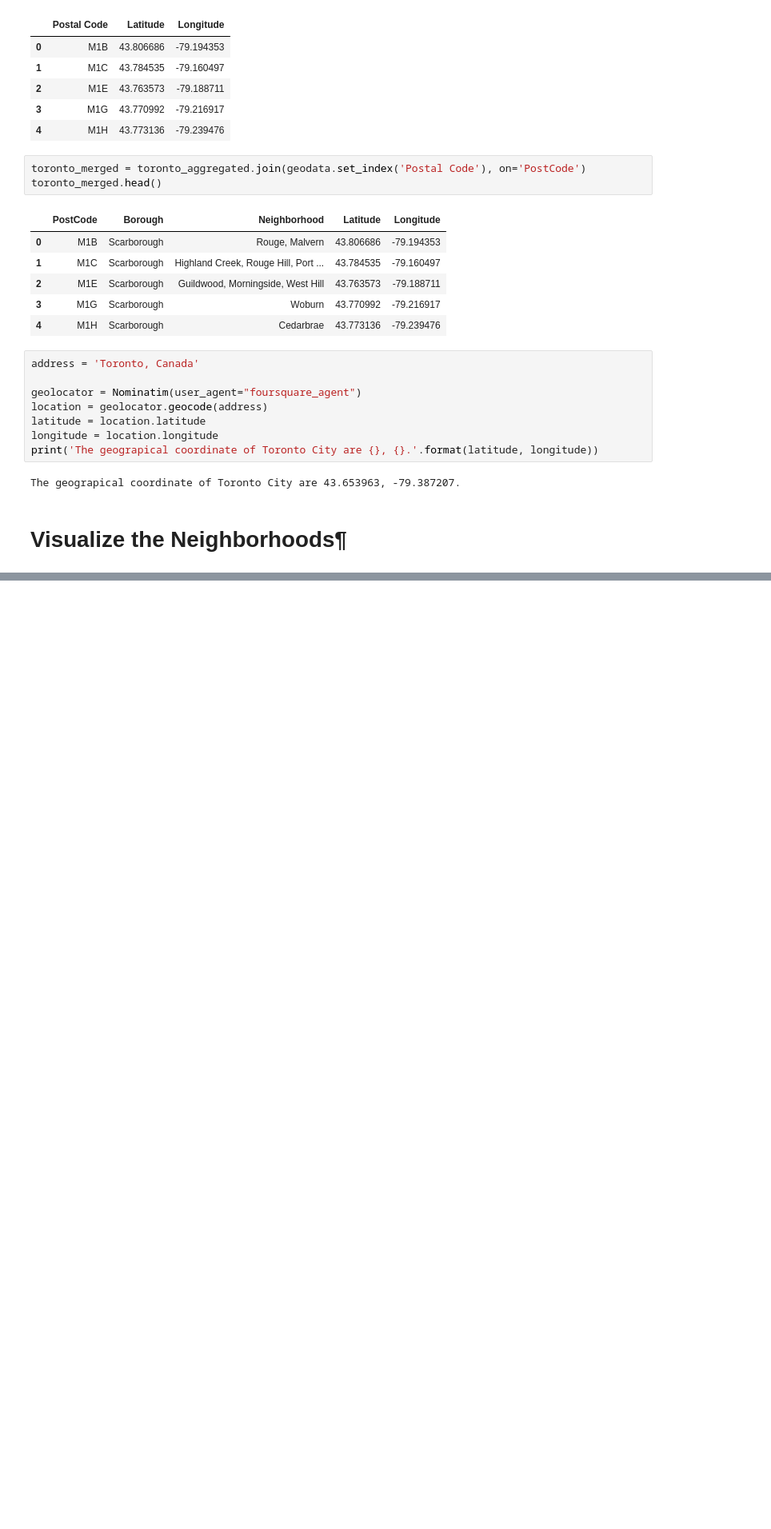
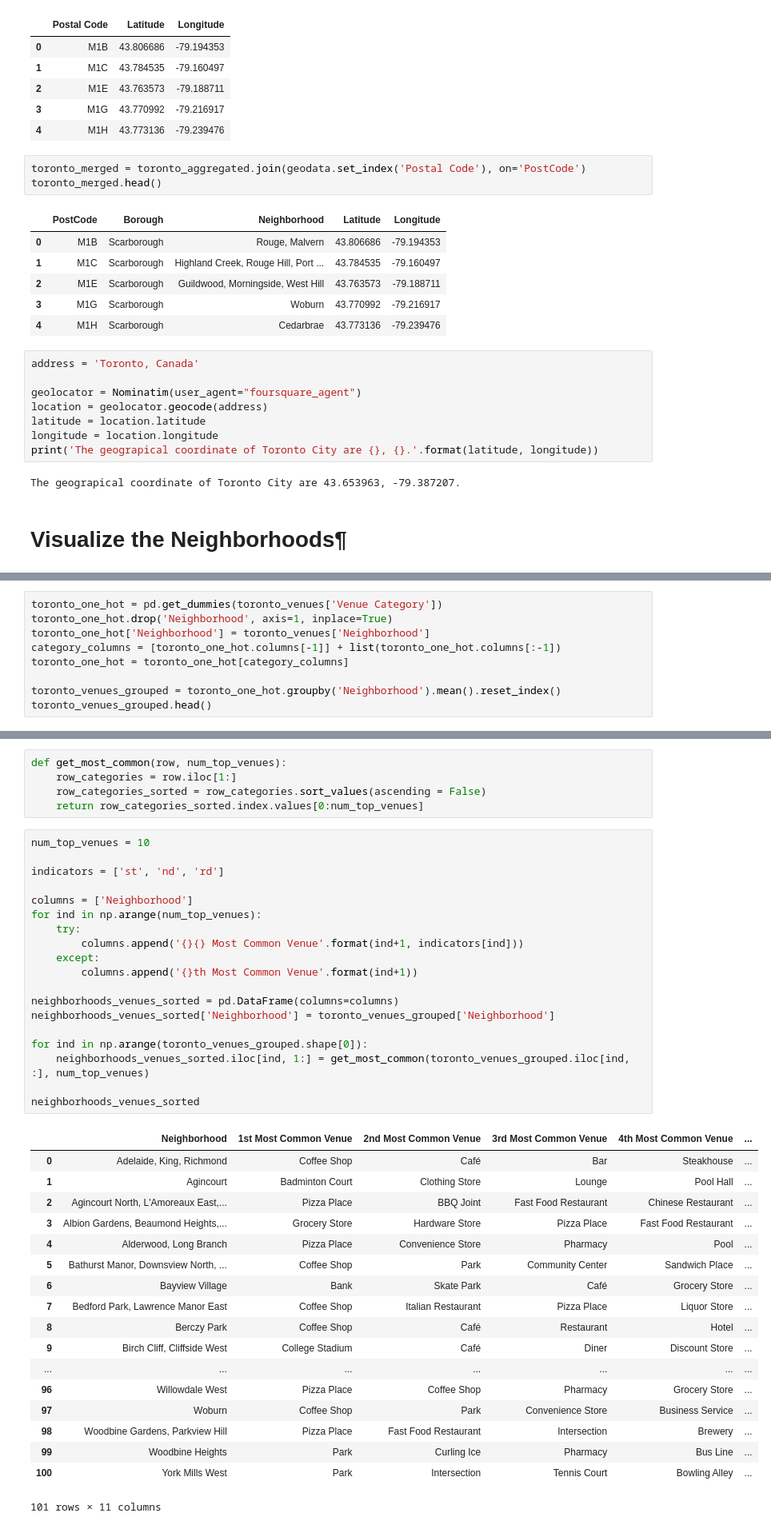
Before and after one commit to Narita1508/Coursera_Capstone, a Jupyter notebook: Capstone Project.ipynb, the cells around one changed output, grey strips where cells are left out. Shown at 80% size. Saved outputs shown, nothing was run; the diff lists cells and outputs as text; blank space fills up the shorter version.

```diff
--- a/Capstone Project.ipynb
+++ b/Capstone Project.ipynb
@@ -151,0 +428,9 @@ NameError: name 'folium' is not defined
+# %%
+toronto_one_hot = pd.get_dummies(toronto_venues['Venue Category'])
+toronto_one_hot.drop('Neighborhood', axis=1, inplace=True)
+toronto_one_hot['Neighborhood'] = toronto_venues['Neighborhood']
+category_columns = [toronto_one_hot.columns[-1]] + list(toronto_one_hot.columns[:-1])
+toronto_one_hot = toronto_one_hot[category_columns]
+
+toronto_venues_grouped = toronto_one_hot.groupby('Neighborhood').mean().reset_index()
+toronto_venues_grouped.head()
@@ -151,0 +445,43 @@ NameError: name 'folium' is not defined
+# %%
+def get_most_common(row, num_top_venues):
+    row_categories = row.iloc[1:]
+    row_categories_sorted = row_categories.sort_values(ascending = False)
+    return row_categories_sorted.index.values[0:num_top_venues]
+# %%
+num_top_venues = 10
+
+indicators = ['st', 'nd', 'rd']
+
+columns = ['Neighborhood']
+for ind in np.arange(num_top_venues):
+    try:
+        columns.append('{}{} Most Common Venue'.format(ind+1, indicators[ind]))
+    except:
+        columns.append('{}th Most Common Venue'.format(ind+1))
+
+neighborhoods_venues_sorted = pd.DataFrame(columns=columns)
+neighborhoods_venues_sorted['Neighborhood'] = toronto_venues_grouped['Neighborhood']
+
+for ind in np.arange(toronto_venues_grouped.shape[0]):
+    neighborhoods_venues_sorted.iloc[ind, 1:] = get_most_common(toronto_venues_grouped.iloc[ind, :], num_top_venues)
+
+neighborhoods_venues_sorted
+# %% [output]
+|  | Neighborhood | 1st Most Common Venue | 2nd Most Common Venue | 3rd Most Common Venue | 4th Most Common Venue | ... |
+| 0 | Adelaide, King, Richmond | Coffee Shop | Café | Bar | Steakhouse | ... |
+| 1 | Agincourt | Badminton Court | Clothing Store | Lounge | Pool Hall | ... |
+| 2 | Agincourt North, L'Amoreaux East,... | Pizza Place | BBQ Joint | Fast Food Restaurant | Chinese Restaurant | ... |
+| 3 | Albion Gardens, Beaumond Heights,... | Grocery Store | Hardware Store | Pizza Place | Fast Food Restaurant | ... |
+| 4 | Alderwood, Long Branch | Pizza Place | Convenience Store | Pharmacy | Pool | ... |
+| 5 | Bathurst Manor, Downsview North, ... | Coffee Shop | Park | Community Center | Sandwich Place | ... |
+| 6 | Bayview Village | Bank | Skate Park | Café | Grocery Store | ... |
+| 7 | Bedford Park, Lawrence Manor East | Coffee Shop | Italian Restaurant | Pizza Place | Liquor Store | ... |
+| 8 | Berczy Park | Coffee Shop | Café | Restaurant | Hotel | ... |
+| 9 | Birch Cliff, Cliffside West | College Stadium | Café | Diner | Discount Store | ... |
+| ... | ... | ... | ... | ... | ... | ... |
+| 96 | Willowdale West | Pizza Place | Coffee Shop | Pharmacy | Grocery Store | ... |
+| 97 | Woburn | Coffee Shop | Park | Convenience Store | Business Service | ... |
+| 98 | Woodbine Gardens, Parkview Hill | Pizza Place | Fast Food Restaurant | Intersection | Brewery | ... |
+| 99 | Woodbine Heights | Park | Curling Ice | Pharmacy | Bus Line | ... |
+| 100 | York Mills West | Park | Intersection | Tennis Court | Bowling Alley | ... |
+101 rows × 11 columns
```
Also changed, not shown: parts of 26 cells of this notebook.
